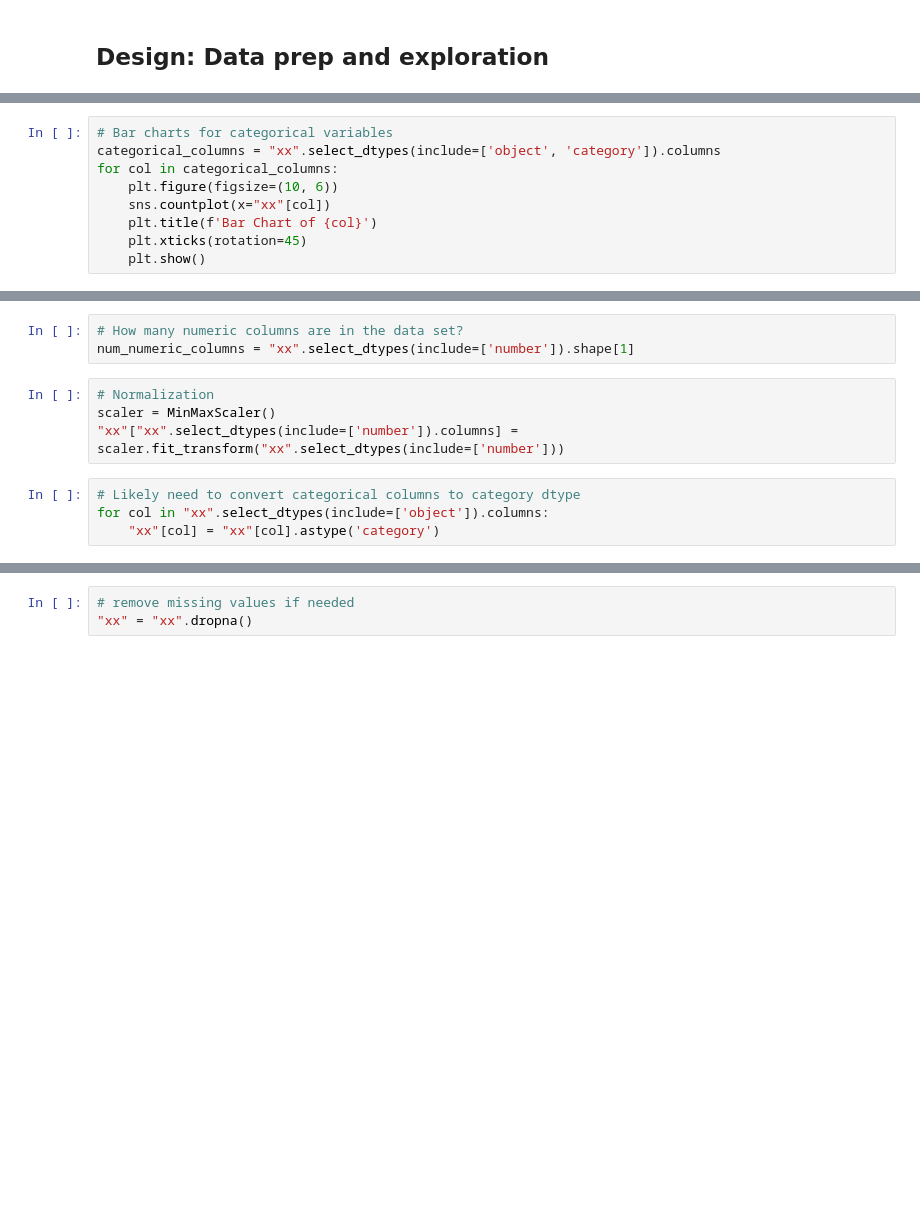
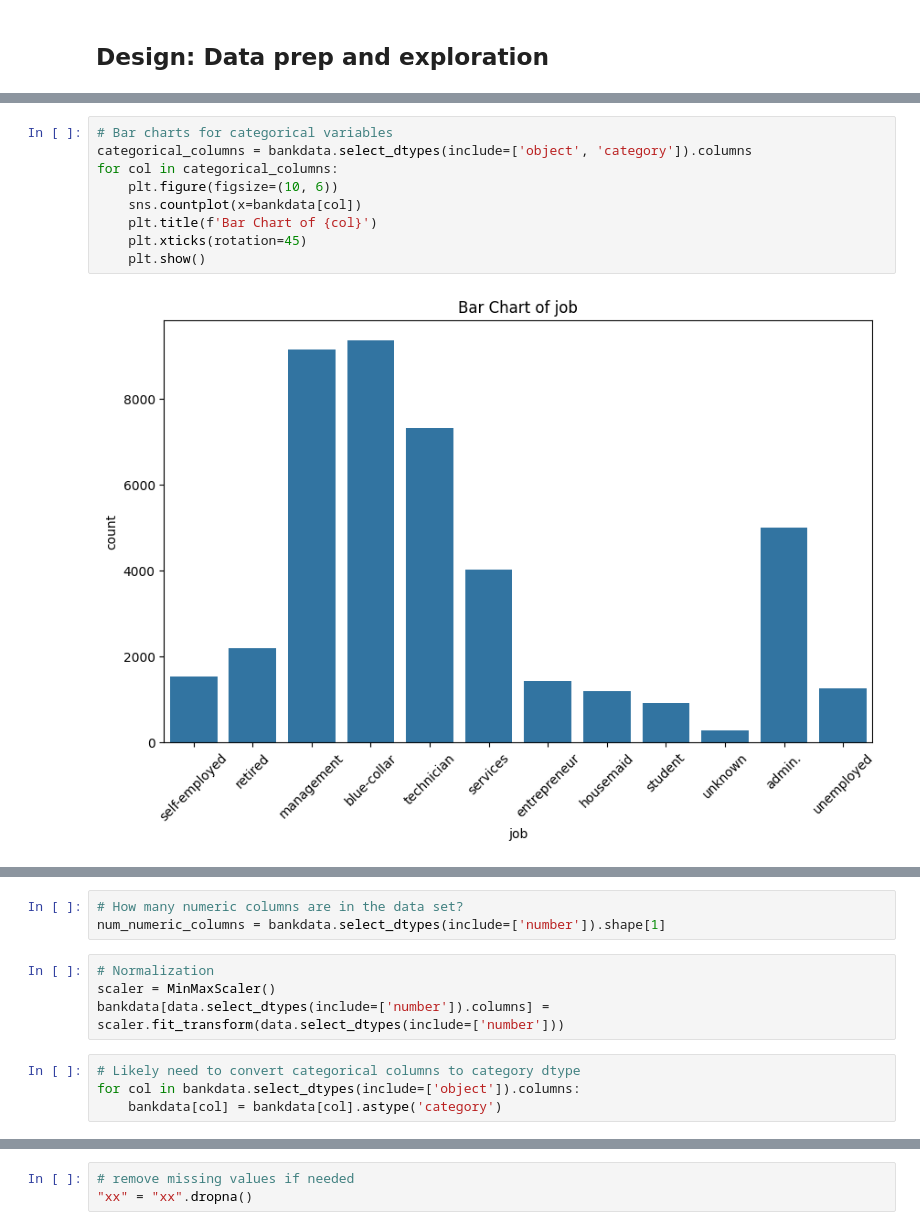
Before and after one commit to dunejam438-collab/ds1001_final, a Jupyter notebook: ds1001_final/notebooks/Final_Project_Notebook.ipynb, the cells around one changed output, grey strips where cells are left out. Cells and saved outputs as stored; diff of their text form; blank space fills up the shorter version.

```diff
--- a/ds1001_final/notebooks/Final_Project_Notebook.ipynb
+++ b/ds1001_final/notebooks/Final_Project_Notebook.ipynb
@@ -75,9 +124,11 @@ for col in numeric_columns:
 # %%
 # Bar charts for categorical variables
-categorical_columns = "xx".select_dtypes(include=['object', 'category']).columns
+categorical_columns = bankdata.select_dtypes(include=['object', 'category']).columns
 for col in categorical_columns:
     plt.figure(figsize=(10, 6))
-    sns.countplot(x="xx"[col])
+    sns.countplot(x=bankdata[col])
     plt.title(f'Bar Chart of {col}')
     plt.xticks(rotation=45)
     plt.show()
+# %% [output]
+[figure, added]
@@ -84,14 +142,14 @@ for col in categorical_columns:
 # %%
 # How many numeric columns are in the data set?
-num_numeric_columns = "xx".select_dtypes(include=['number']).shape[1]
+num_numeric_columns = bankdata.select_dtypes(include=['number']).shape[1]
 # %%
 # Normalization
 scaler = MinMaxScaler()
-"xx"["xx".select_dtypes(include=['number']).columns] = scaler.fit_transform("xx".select_dtypes(include=['number']))
+bankdata[data.select_dtypes(include=['number']).columns] = scaler.fit_transform(data.select_dtypes(include=['number']))
 # %%
 # Likely need to convert categorical columns to category dtype
-for col in "xx".select_dtypes(include=['object']).columns:
-    "xx"[col] = "xx"[col].astype('category')
+for col in bankdata.select_dtypes(include=['object']).columns:
+    bankdata[col] = bankdata[col].astype('category')
 # %%
 # Creating dummy variables, make sure the variables that need to be converted to dummies are categorical, not numeric.
 # This might require you to convert some columns to categorical first using astype('category')
```
Also changed, not shown: parts of 25 cells of this notebook.
